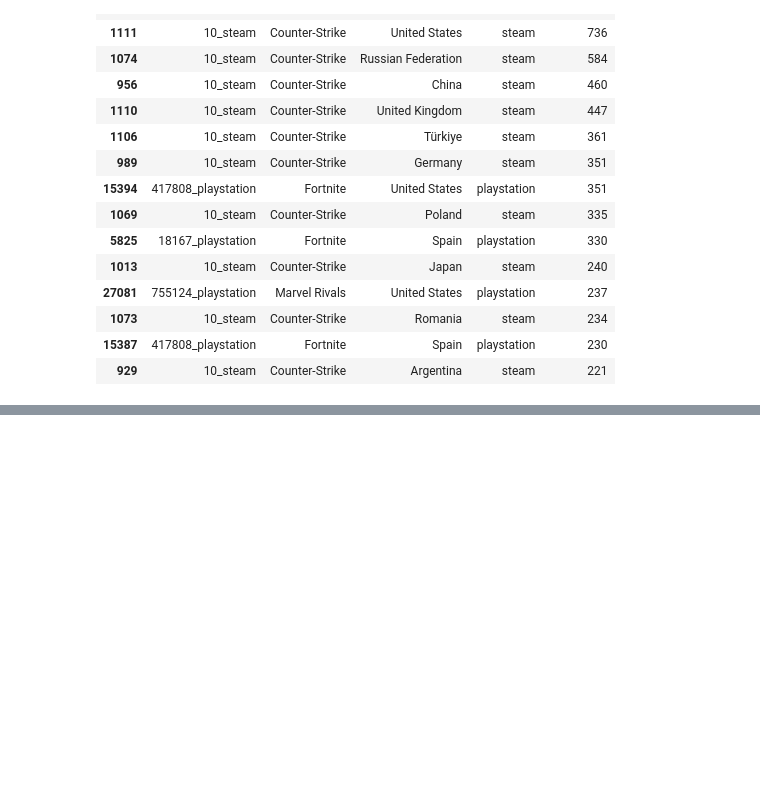
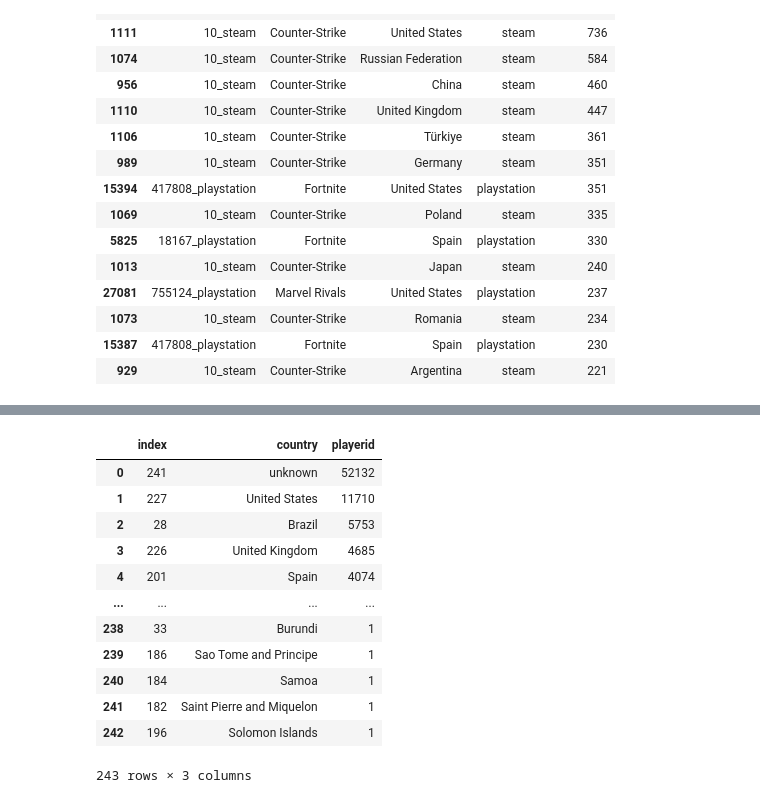
Before and after one commit to isanyams/projet-jeux-video, a Jupyter notebook: notebook/5_questions/top_10_jeux_par_pays _2.ipynb, the cells around one changed output, grey strips where cells are left out. Saved outputs shown, nothing was run; the diff lists cells and outputs as text; code cells hidden in the pictures; blank space fills up the shorter version.

```diff
--- a/notebook/5_questions/top_10_jeux_par_pays.ipynb
+++ b/notebook/5_questions/top_10_jeux_par_pays _2.ipynb
@@ -321,0 +377,18 @@ masked_df.shape
+# %%
+# nb de joueur activ par pays
+nb_activ_player_by_country=masked_playerid.groupby('country')['playerid'].count().reset_index().sort_values('playerid', ascending=False).reset_index()
+nb_activ_player_by_country
+# %% [output]
+|  | index | country | playerid |
+| 0 | 241 | unknown | 52132 |
+| 1 | 227 | United States | 11710 |
+| 2 | 28 | Brazil | 5753 |
+| 3 | 226 | United Kingdom | 4685 |
+| 4 | 201 | Spain | 4074 |
+| ... | ... | ... | ... |
+| 238 | 33 | Burundi | 1 |
+| 239 | 186 | Sao Tome and Principe | 1 |
+| 240 | 184 | Samoa | 1 |
+| 241 | 182 | Saint Pierre and Miquelon | 1 |
+| 242 | 196 | Solomon Islands | 1 |
+243 rows × 3 columns
```
Also changed, not shown: parts of 15 cells of this notebook, 5 other files.
